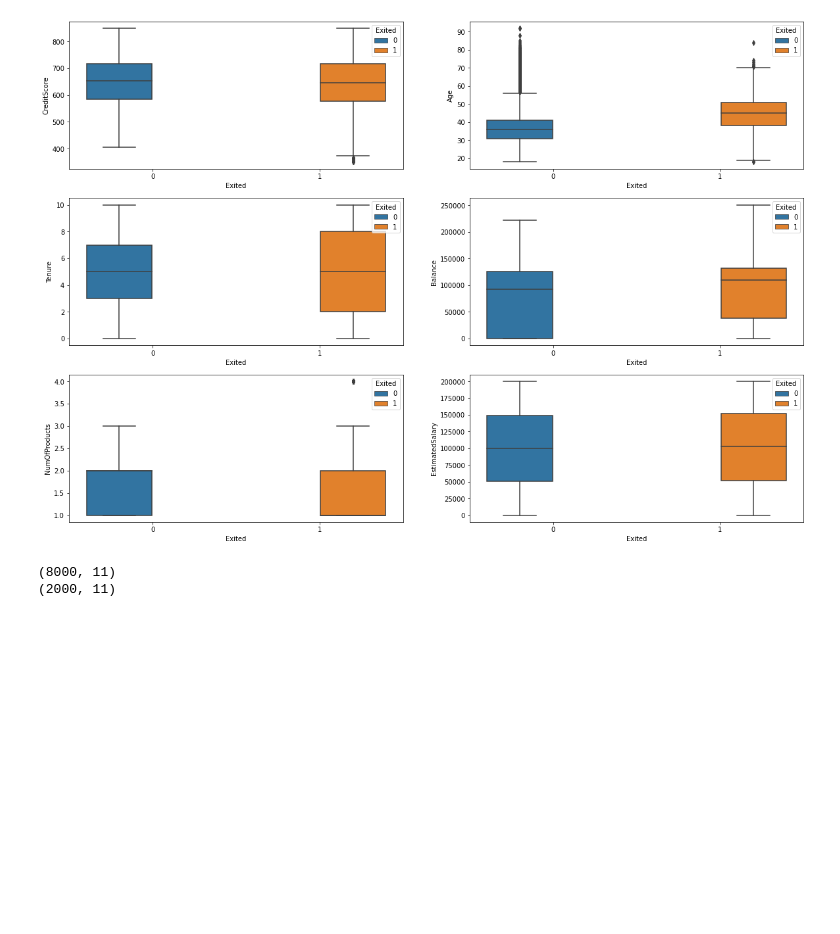
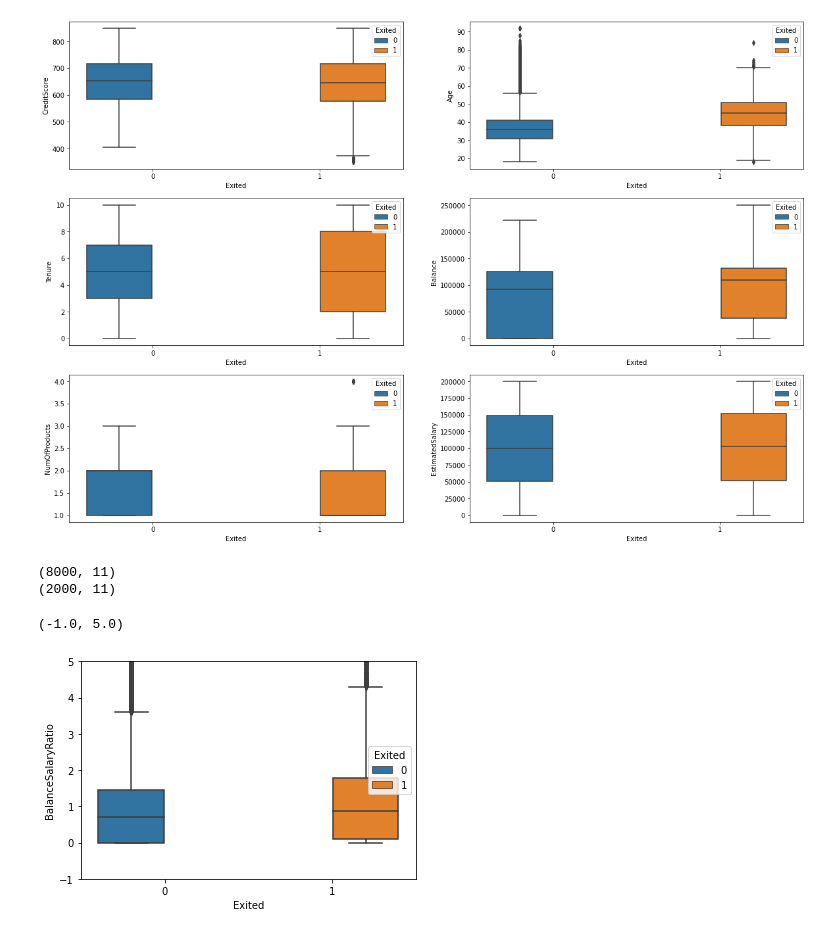
Before and after one commit to YGA04/DS-projects, a Jupyter notebook: Bank Customer Churn Prediction/Bank_Customer_Churn.ipynb, the cells around one changed output. Drawn from its saved outputs; the diff is of its cells as text; code cells hidden in the pictures; blank space fills up the shorter version.

```diff
--- a/Bank Customer Churn Prediction/Bank_Customer_Churn.ipynb
+++ b/Bank Customer Churn Prediction/Bank_Customer_Churn.ipynb
@@ -137,3 +137,10 @@ print(df_test.shape)
 # %% [output]
 (8000, 11)
 (2000, 11)
+# %%
+df_train["BalanceSalaryRatio"] = df_train.Balance/df_train.EstimatedSalary
+sns.boxplot(y= "BalanceSalaryRatio", x= "Exited", hue= "Exited", data= df_train)
+plt.ylim(-1, 5)
+# %% [output]
+(-1.0, 5.0)
+[figure, added]
```
Also changed, not shown: parts of 2 cells of this notebook.
